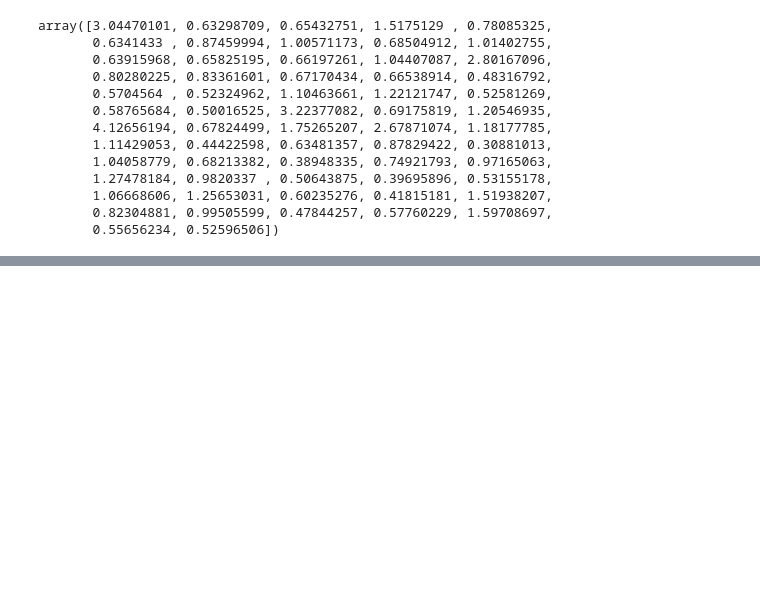
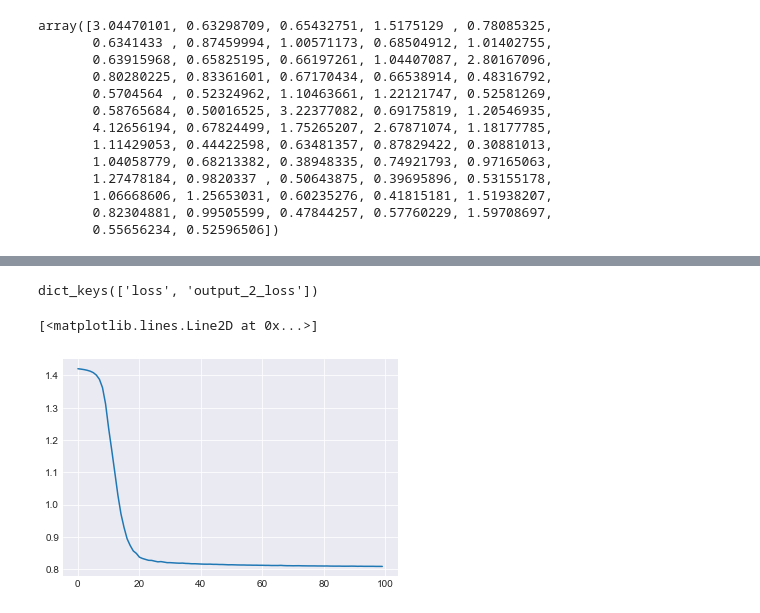
Before and after one commit to ur-whitelab/py0, a Jupyter notebook: examples/Metapop.ipynb, the cells around one changed output, grey strips where cells are left out. Drawn from its saved outputs; the diff is of its cells as text; code cells hidden in the pictures; blank space fills up the shorter version.

```diff
--- a/examples/Metapop.ipynb
+++ b/examples/Metapop.ipynb
@@ -158,0 +175,9 @@ plt.show()
+# %%
+history.history.keys()
+# %% [output]
+dict_keys(['loss', 'output_2_loss'])
+# %%
+plt.plot(history.history['loss'])
+# %% [output]
+[<matplotlib.lines.Line2D at 0x...>]
+[figure, added]
```
Also changed, not shown: parts of 20 cells of this notebook, 1 other file.
